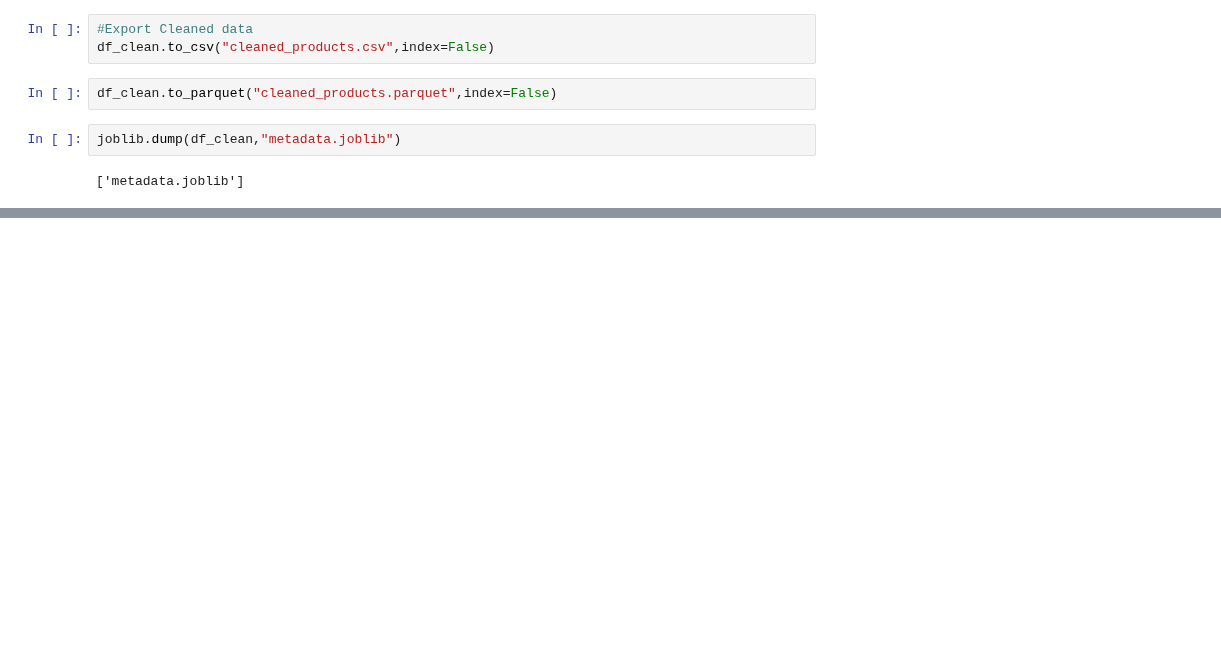
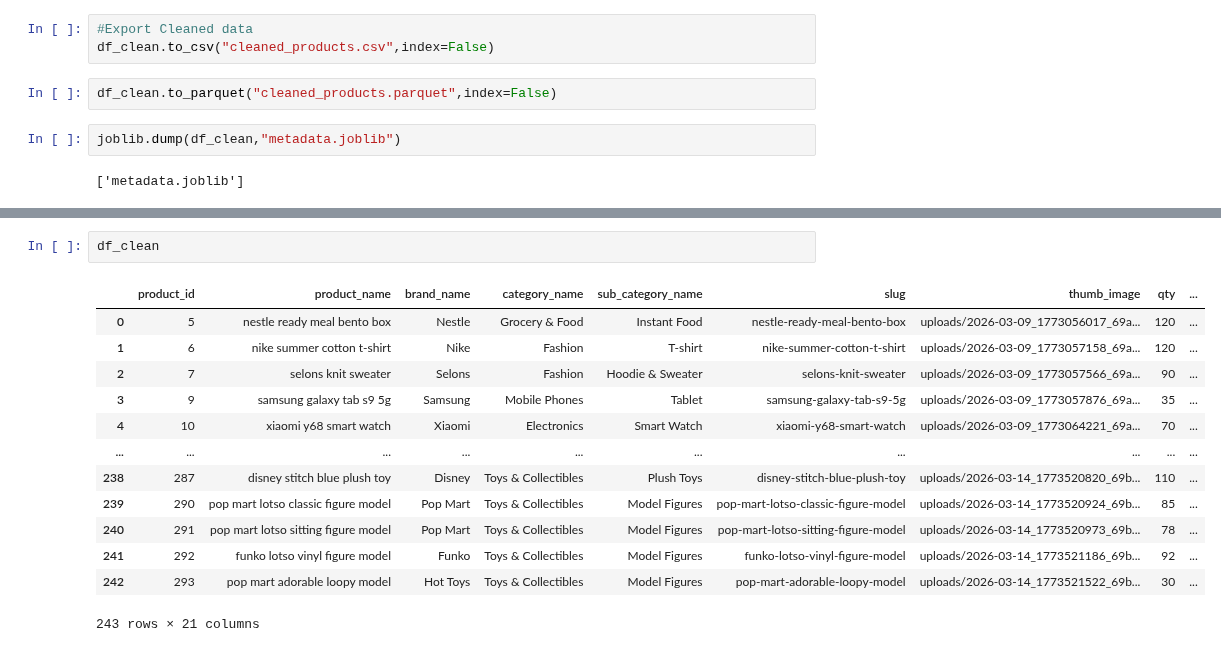
Before and after one commit to Vu-Tran-1611/ecommerce-recommendation-system, a Jupyter notebook: notebooks/data_cleaning.ipynb, the cells around one changed output, grey strips where cells are left out. Drawn from its saved outputs; the diff is of its cells as text; blank space fills up the shorter version.

```diff
--- a/notebooks/data_cleaning.ipynb
+++ b/notebooks/data_cleaning.ipynb
@@ -191,0 +230,16 @@ joblib.dump(df_clean,"metadata.joblib")
+# %%
+df_clean
+# %% [output]
+|  | product_id | product_name | brand_name | category_name | sub_category_name | slug | thumb_image | qty | ... |
+| 0 | 5 | nestle ready meal bento box | Nestle | Grocery & Food | Instant Food | nestle-ready-meal-bento-box | uploads/2026-03-09_1773056017_69a... | 120 | ... |
+| 1 | 6 | nike summer cotton t-shirt | Nike | Fashion | T-shirt | nike-summer-cotton-t-shirt | uploads/2026-03-09_1773057158_69a... | 120 | ... |
+| 2 | 7 | selons knit sweater | Selons | Fashion | Hoodie & Sweater | selons-knit-sweater | uploads/2026-03-09_1773057566_69a... | 90 | ... |
+| 3 | 9 | samsung galaxy tab s9 5g | Samsung | Mobile Phones | Tablet | samsung-galaxy-tab-s9-5g | uploads/2026-03-09_1773057876_69a... | 35 | ... |
+| 4 | 10 | xiaomi y68 smart watch | Xiaomi | Electronics | Smart Watch | xiaomi-y68-smart-watch | uploads/2026-03-09_1773064221_69a... | 70 | ... |
+| ... | ... | ... | ... | ... | ... | ... | ... | ... | ... |
+| 238 | 287 | disney stitch blue plush toy | Disney | Toys & Collectibles | Plush Toys | disney-stitch-blue-plush-toy | uploads/2026-03-14_1773520820_69b... | 110 | ... |
+| 239 | 290 | pop mart lotso classic figure model | Pop Mart | Toys & Collectibles | Model Figures | pop-mart-lotso-classic-figure-model | uploads/2026-03-14_1773520924_69b... | 85 | ... |
+| 240 | 291 | pop mart lotso sitting figure model | Pop Mart | Toys & Collectibles | Model Figures | pop-mart-lotso-sitting-figure-model | uploads/2026-03-14_1773520973_69b... | 78 | ... |
+| 241 | 292 | funko lotso vinyl figure model | Funko | Toys & Collectibles | Model Figures | funko-lotso-vinyl-figure-model | uploads/2026-03-14_1773521186_69b... | 92 | ... |
+| 242 | 293 | pop mart adorable loopy model | Hot Toys | Toys & Collectibles | Model Figures | pop-mart-adorable-loopy-model | uploads/2026-03-14_1773521522_69b... | 30 | ... |
+243 rows × 21 columns
```
Also changed, not shown: parts of 14 cells of this notebook, 36 other files.
